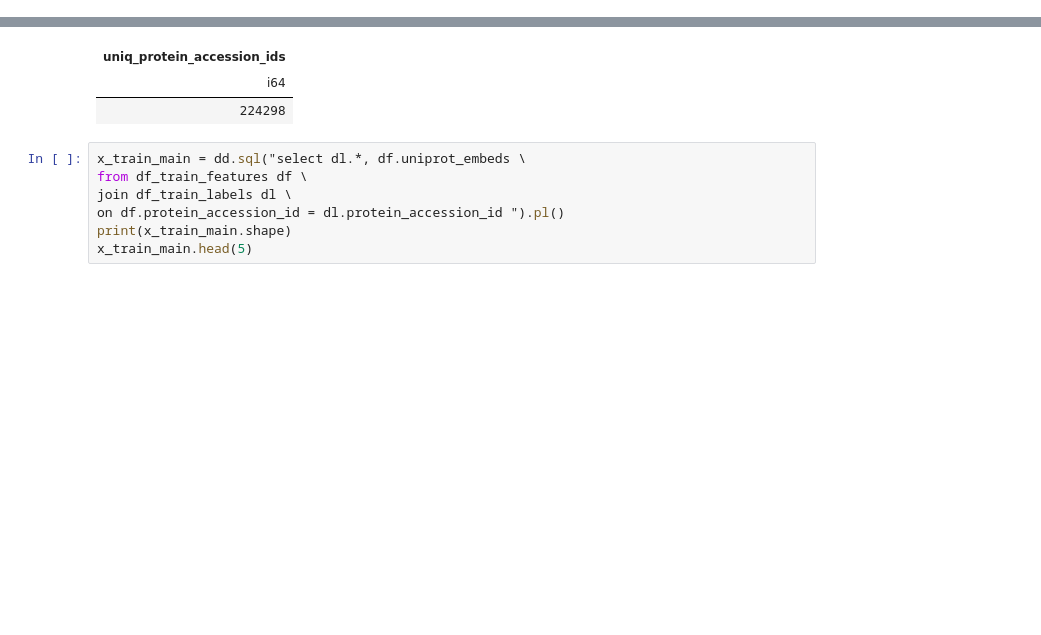
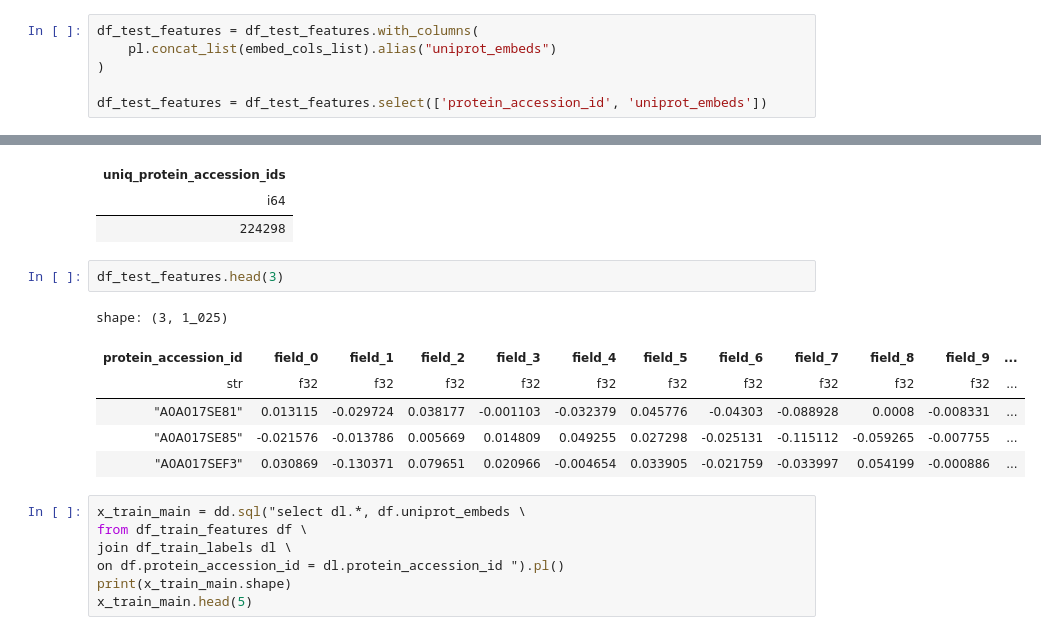
Before and after one commit to sumaniitm/cafa-6-protein-function-prediction-kaggle, a Jupyter notebook: cafa6-baseline-and-feature-engineering.ipynb, the cells around one changed output, grey strips where cells are left out. Saved outputs shown, nothing was run; the diff lists cells and outputs as text; blank space fills up the shorter version.

```diff
--- a/cafa6-baseline-and-feature-engineering.ipynb
+++ b/cafa6-baseline-and-feature-engineering.ipynb
@@ -203,5 +203,11 @@ len(embed_cols_list)
 df_train_features = df_train_features.with_columns(
     pl.concat_list(embed_cols_list).alias("uniprot_embeds")
 )
+# %%
+df_test_features = df_test_features.with_columns(
+    pl.concat_list(embed_cols_list).alias("uniprot_embeds")
+)
+
+df_test_features = df_test_features.select(['protein_accession_id', 'uniprot_embeds'])
 # %%
 df_train_features.head(3)
@@ -256,6 +265,15 @@ shape: (1, 1)
 | uniq_protein_accession_ids |
 | i64 |
 | 224298 |
+# %%
+df_test_features.head(3)
+# %% [output]
+shape: (3, 1_025)
+| protein_accession_id | field_0 | field_1 | field_2 | field_3 | field_4 | field_5 | field_6 | field_7 | field_8 | field_9 | ... |
+| str | f32 | f32 | f32 | f32 | f32 | f32 | f32 | f32 | f32 | f32 | ... |
+| "A0A017SE81" | 0.013115 | -0.029724 | 0.038177 | -0.001103 | -0.032379 | 0.045776 | -0.04303 | -0.088928 | 0.0008 | -0.008331 | ... |
+| "A0A017SE85" | -0.021576 | -0.013786 | 0.005669 | 0.014809 | 0.049255 | 0.027298 | -0.025131 | -0.115112 | -0.059265 | -0.007755 | ... |
+| "A0A017SEF3" | 0.030869 | -0.130371 | 0.079651 | 0.020966 | -0.004654 | 0.033905 | -0.021759 | -0.033997 | 0.054199 | -0.000886 | ... |
 # %%
 x_train_main = dd.sql("select dl.*, df.uniprot_embeds \
 from df_train_features df \
```
Also changed, not shown: parts of 30 cells of this notebook.
